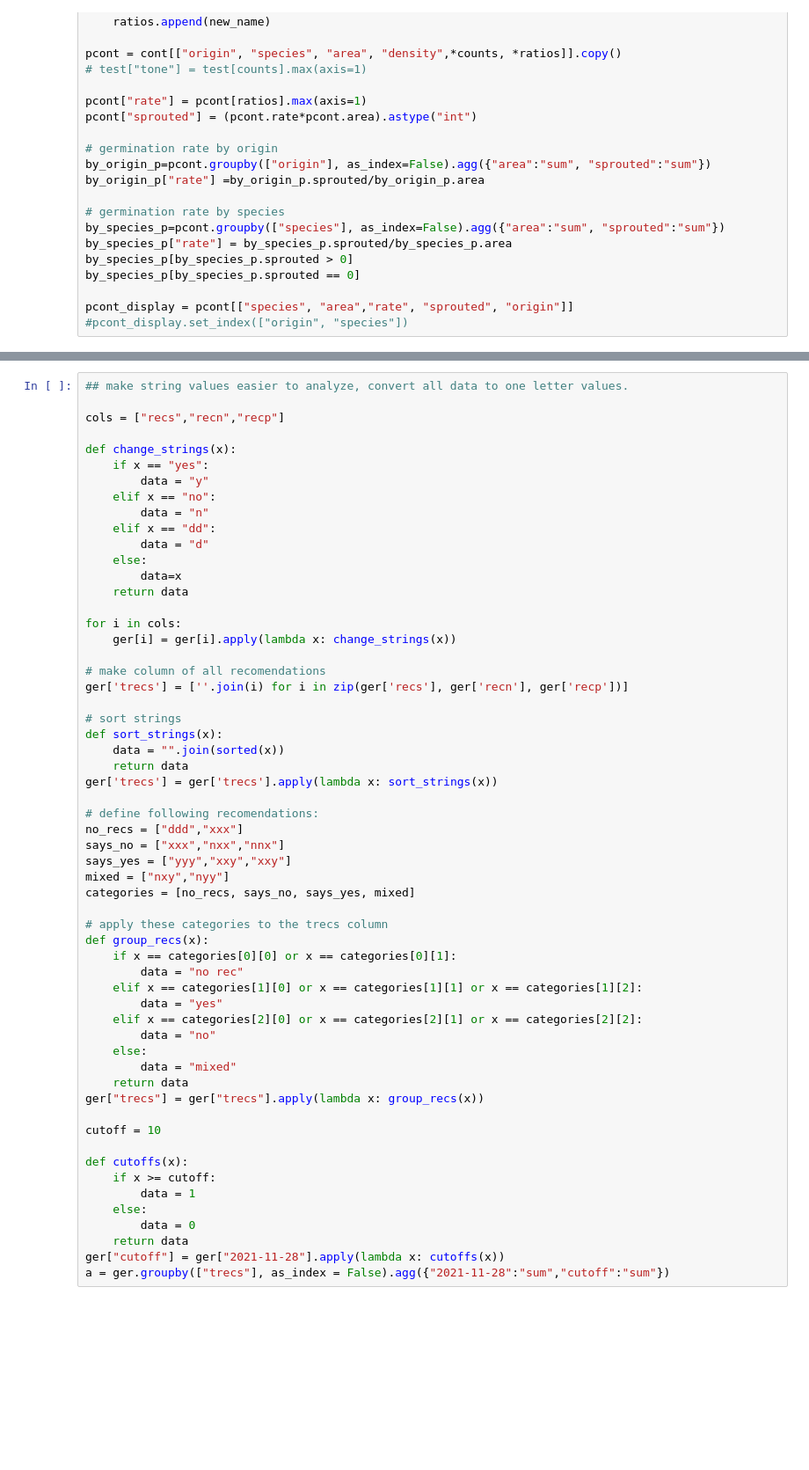
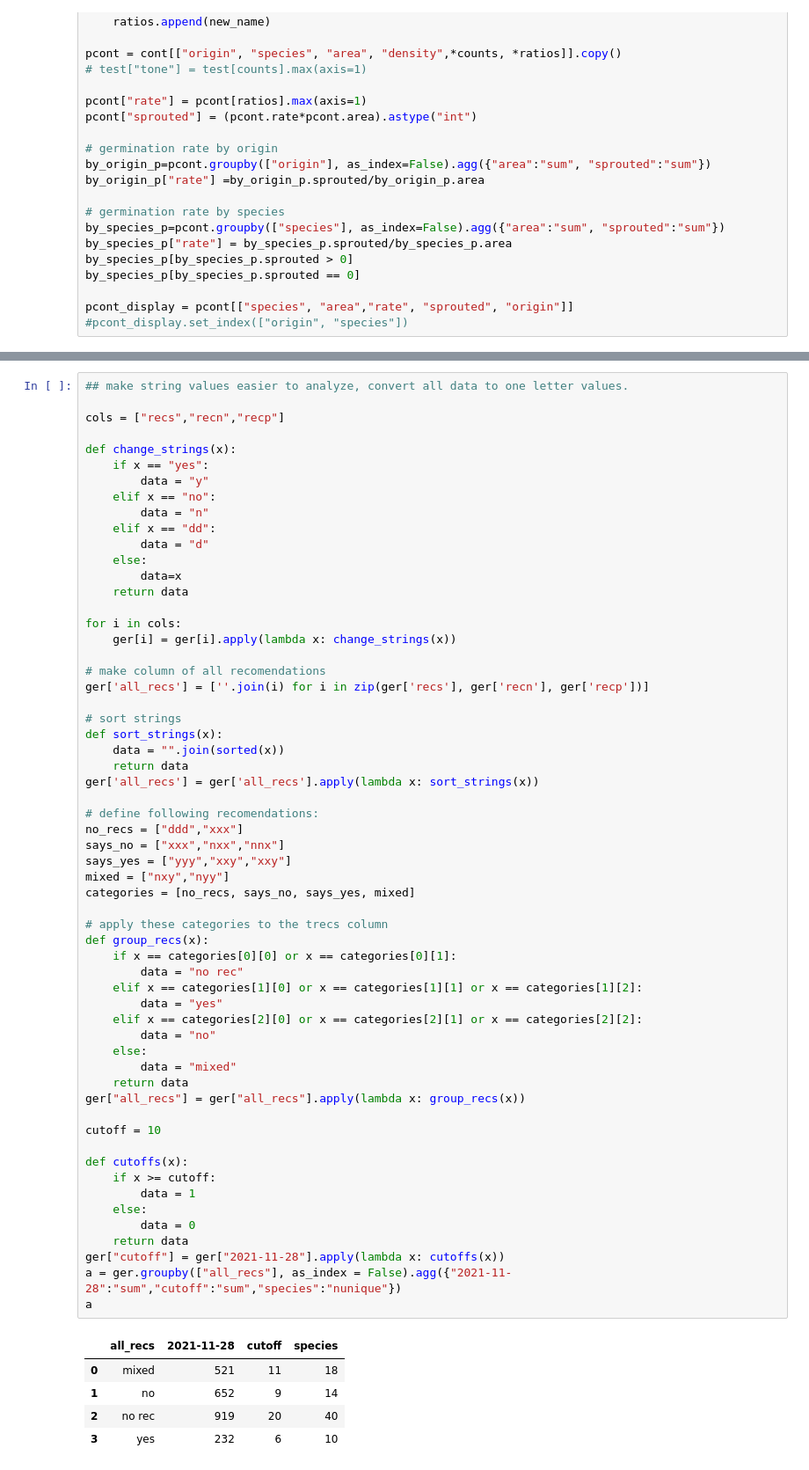
Before and after one commit to thorerismann/flora-buckets, a Jupyter notebook: docs/_sources/germination.ipynb, the cells around one changed output, grey strips where cells are left out. Shown at 88% size. Saved outputs shown, nothing was run; the diff lists cells and outputs as text; blank space fills up the shorter version.

```diff
--- a/docs/_sources/germination.ipynb
+++ b/docs/_sources/germination.ipynb
@@ -319,41 +389,48 @@ for i in cols:
     ger[i] = ger[i].apply(lambda x: change_strings(x))
 
 # make column of all recomendations
-ger['trecs'] = [''.join(i) for i in zip(ger['recs'], ger['recn'], ger['recp'])]
+ger['all_recs'] = [''.join(i) for i in zip(ger['recs'], ger['recn'], ger['recp'])]
 
 # sort strings
 def sort_strings(x):
     data = "".join(sorted(x))
     return data
-ger['trecs'] = ger['trecs'].apply(lambda x: sort_strings(x))
+ger['all_recs'] = ger['all_recs'].apply(lambda x: sort_strings(x))
 
 # define following recomendations:
 no_recs = ["ddd","xxx"]
 says_no = ["xxx","nxx","nnx"]
 says_yes = ["yyy","xxy","xxy"]
 mixed = ["nxy","nyy"]
 categories = [no_recs, says_no, says_yes, mixed]
 
 # apply these categories to the trecs column
 def group_recs(x):
     if x == categories[0][0] or x == categories[0][1]:
         data = "no rec"
     elif x == categories[1][0] or x == categories[1][1] or x == categories[1][2]:
         data = "yes"
     elif x == categories[2][0] or x == categories[2][1] or x == categories[2][2]:
         data = "no"
     else:
         data = "mixed"
     return data
-ger["trecs"] = ger["trecs"].apply(lambda x: group_recs(x))
+ger["all_recs"] = ger["all_recs"].apply(lambda x: group_recs(x))
 
 cutoff = 10
 
 def cutoffs(x):
     if x >= cutoff:
         data = 1
     else:
         data = 0
     return data
 ger["cutoff"] = ger["2021-11-28"].apply(lambda x: cutoffs(x))
-a = ger.groupby(["trecs"], as_index = False).agg({"2021-11-28":"sum","cutoff":"sum"})
+a = ger.groupby(["all_recs"], as_index = False).agg({"2021-11-28":"sum","cutoff":"sum","species":"nunique"})
+a
+# %% [output]
+|  | all_recs | 2021-11-28 | cutoff | species |
+| 0 | mixed | 521 | 11 | 18 |
+| 1 | no | 652 | 9 | 14 |
+| 2 | no rec | 919 | 20 | 40 |
+| 3 | yes | 232 | 6 | 10 |
```
Also changed, not shown: parts of 18 cells of this notebook, 21 other files.
